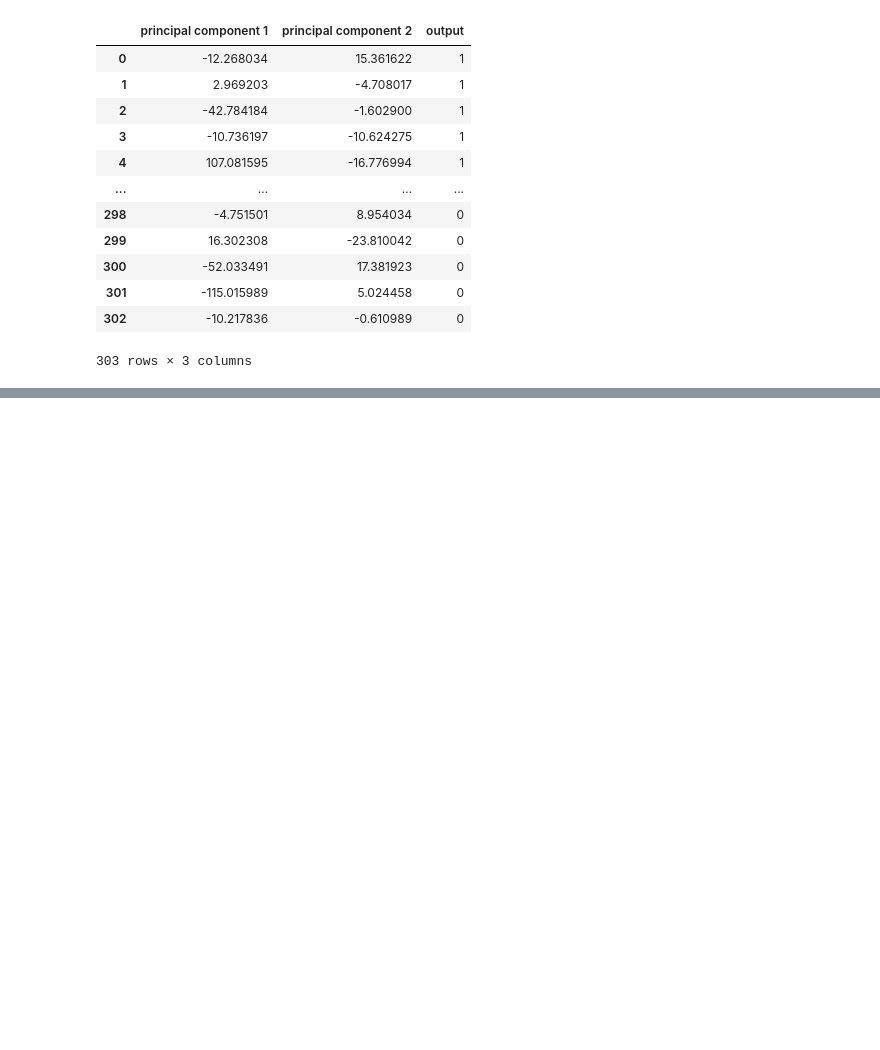
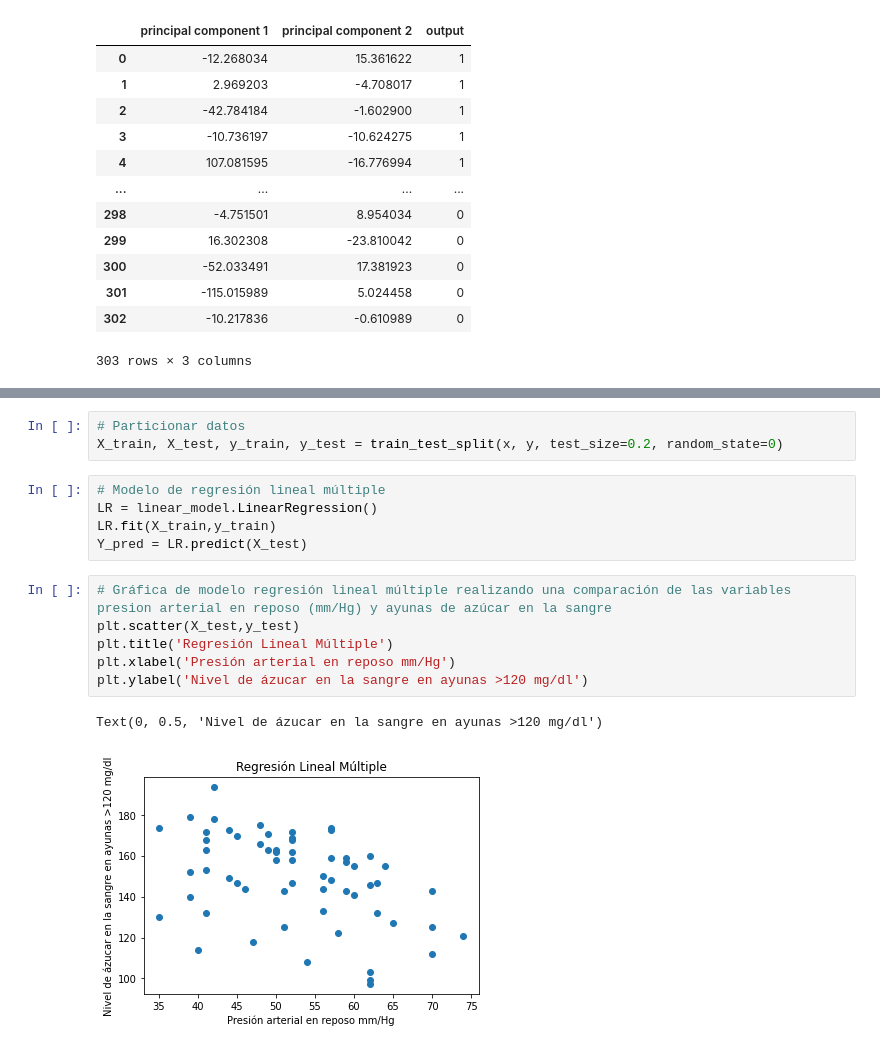
Before and after one commit to FelipeGualdron/Programacion, a Jupyter notebook: Proyecto_final_programacion.ipynb, the cells around one changed output, grey strips where cells are left out. Drawn from its saved outputs; the diff is of its cells as text; blank space fills up the shorter version.

```diff
--- a/Proyecto_final_programacion.ipynb
+++ b/Proyecto_final_programacion.ipynb
@@ -300,0 +363,17 @@ finalDf
+# %%
+# Particionar datos
+X_train, X_test, y_train, y_test = train_test_split(x, y, test_size=0.2, random_state=0)
+# %%
+# Modelo de regresión lineal múltiple
+LR = linear_model.LinearRegression()
+LR.fit(X_train,y_train)
+Y_pred = LR.predict(X_test)
+# %%
+# Gráfica de modelo regresión lineal múltiple realizando una comparación de las variables presion arterial en reposo (mm/Hg) y ayunas de azúcar en la sangre
+plt.scatter(X_test,y_test)
+plt.title('Regresión Lineal Múltiple')
+plt.xlabel('Presión arterial en reposo mm/Hg')
+plt.ylabel('Nivel de ázucar en la sangre en ayunas >120 mg/dl')
+# %% [output]
+Text(0, 0.5, 'Nivel de ázucar en la sangre en ayunas >120 mg/dl')
+[figure, added]
```
Also changed, not shown: parts of 8 cells of this notebook.
